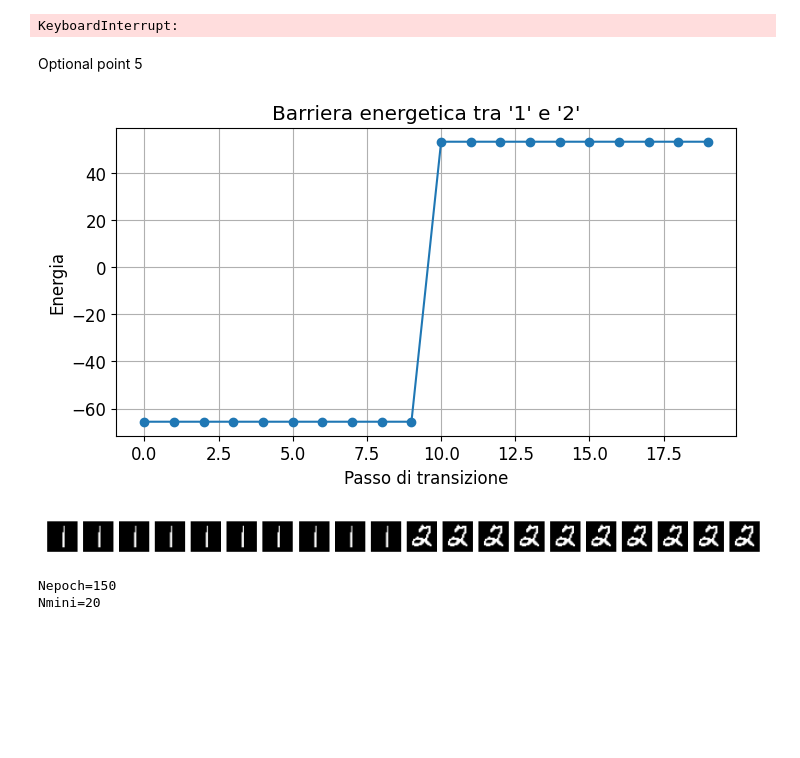
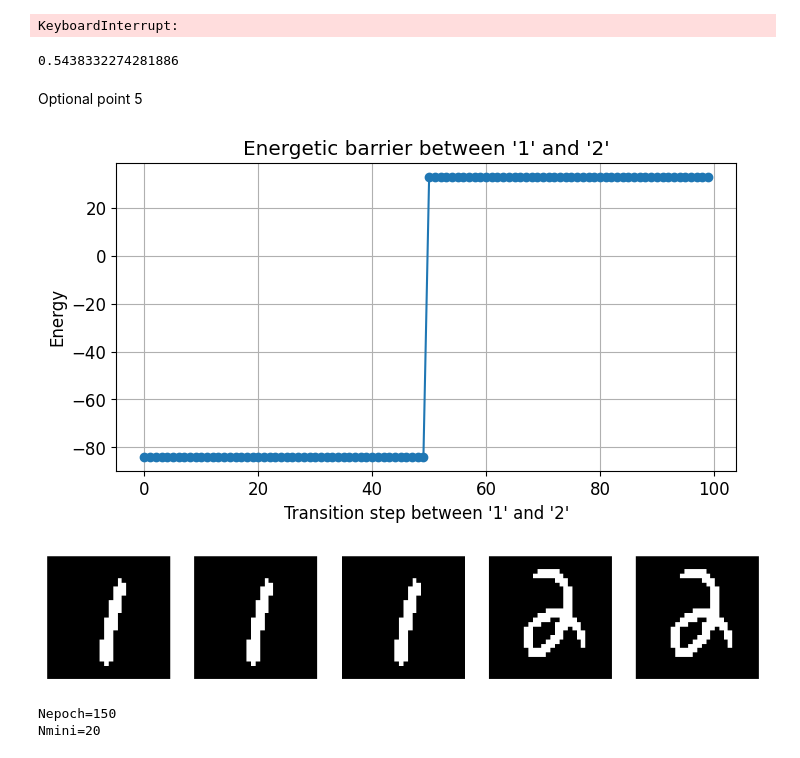
Before and after one commit to FrancescoLR02/LCP-Mod-B-Exercises, a Jupyter notebook: ex2_RBM/RBM_2025_MNIST.ipynb, the cells around one changed output. Cells and saved outputs as stored; diff of their text form; code cells hidden in the pictures; blank space fills up the shorter version.

Commit message:
Prova Overcame barrier

```diff
--- a/ex2_RBM/RBM_2025_MNIST.ipynb
+++ b/ex2_RBM/RBM_2025_MNIST.ipynb
@@ -603,6 +603,10 @@ Directory exists
 Directory exists
 {'Ndigit': 3, 'L': 4, 'Nt': 3, 'Opt': 'RMSprop', 'l_rate_in': 0.7385643904607929, 'l_rate_fin': 0.08532222369142603, 'epochs': 227, 'mini': 37, 'gamma': 0.03101686486484212, 'POTTS': False, 'SPINS': F ...
 KeyboardInterrupt:
+# %%
+np.random.uniform()
+# %% [output]
+0.5438332274281886
 # %% [markdown]
 Optional point 5
 # %%
@@ -613,47 +617,58 @@ b = bE[epoch]
 selectA = 1
 selectB = 2
 index_selectA = np.random.choice( np.where(label == selectA)[0] )
 index_selectB = np.random.choice( np.where(label == selectB)[0] )
 dataA = data[index_selectA]
 dataB = data[index_selectB]
 
-zA = CD_step(dataA,W,b,POTTS=POTTS)
-zB = CD_step(dataB,W,b,POTTS=POTTS)
+zA = CD_step(dataA,W,b)
+zB = CD_step(dataB,W,b)
 
 def energy(x, z, W, a, b):
     return -(np.dot(x, a) + np.dot(z, b) + np.dot(x, np.dot(W , z)))
 
-# Simulazione della transizione forzata da "1" a "2"
-n_steps = 20
+n_steps = 100
 energies = []
 intermediate_images = []
 
 for alpha in np.linspace(0, 1, n_steps):
+    # PART OVERCOME BARRIER
+    x_intermediate = np.zeros(D)
+    #ora per ogni pixel, decido con la soglia random se prendere il valore da dataA o da dataB
+    for i in range(D):
+        if np.random.uniform() > alpha:
+            x_intermediate[i] = dataA[i]
+        else:
+            x_intermediate[i] = dataB[i]
+    # ----------------------
+    # PART SHOW BARRIER
     x_intermediate = (1 - alpha) * dataA + alpha * dataB  # Interpolazione lineare
     x_intermediate = (x_intermediate > 0.5).astype(int)  # Soglia binaria
-    z_intermediate = CD_step(x_intermediate, W, b, POTTS=False)
+    z_intermediate = CD_step(x_intermediate, W, b,)
+    # ----------------------
     E = energy(x_intermediate, z_intermediate, W, a, b)
     energies.append(E)
     intermediate_images.append(x_intermediate.reshape(28, 28))
 
-# Visualizzazione della barriera energetica
+
 plt.figure(figsize=(8, 4))
 plt.plot(range(n_steps), energies, marker='o')
-plt.xlabel("Passo di transizione")
-plt.ylabel("Energia")
-plt.title(f"Barriera energetica tra '{selectA}' e '{selectB}'")
+plt.xlabel(f"Transition step between {selectA} and {selectB}")
+plt.ylabel("Energy")
+plt.title(f"Energetic barrier between {selectA} and {selectB}")
 plt.grid()
 plt.show()
 
-# Visualizzazione di alcune immagini intermedie
-fig, axes = plt.subplots(1, n_steps, figsize=(10, 2))
+# show some intermediate step
+show_inter_steps = 5
+fig, axes = plt.subplots(1, show_inter_steps, figsize=(10, 2))
 for i, ax in enumerate(axes):
-    ax.imshow(intermediate_images[i], cmap='gray')
+    ax.imshow(intermediate_images[i * (n_steps // show_inter_steps)], cmap='gray')
     ax.axis('off')
 plt.show()
 # %% [output]
-[figure, old version]
+[figure, new version]
-[figure, old version]
+[figure, new version]
 # %%
 # Implementazione della Contrastive Divergence modificata
 def CD_step(v_in, wei, bias, force_transition=False, target=None, alpha=0.1):
```
